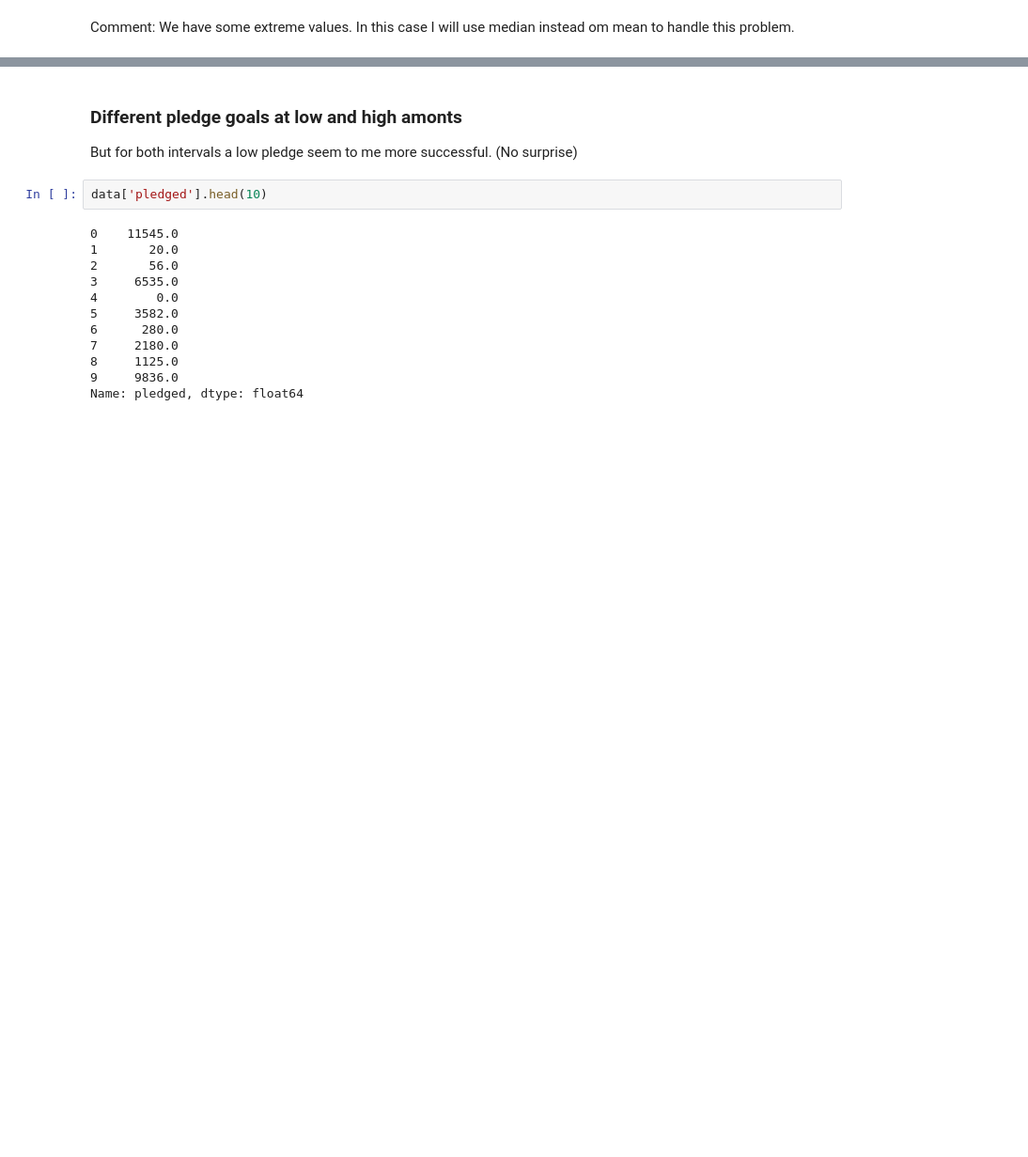
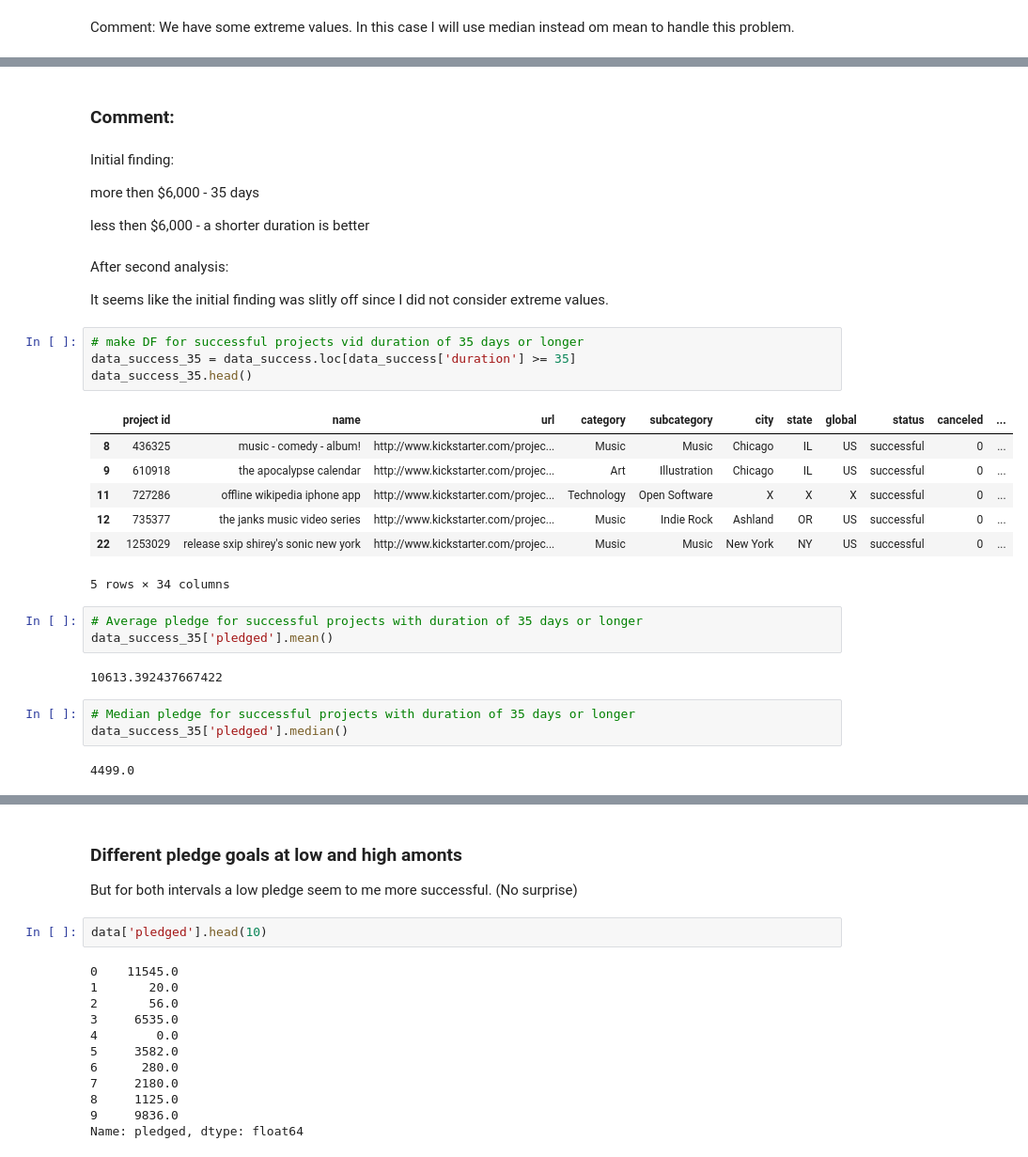
Before and after one commit to yhpf/kickstarter, a Jupyter notebook: kickstarter2.ipynb, the cells around one changed output, grey strips where cells are left out. Shown: that part at 94% size. Drawn from its saved outputs; the diff is of its cells as text; blank space fills up the shorter version.

```diff
--- a/kickstarter2.ipynb
+++ b/kickstarter2.ipynb
@@ -400,0 +430,34 @@ Comment: We have some extreme values. In this case I will use median instead om
+# %% [markdown]
+### Comment:
+# %% [markdown]
+Initial finding:
+
+more then $6,000 - 35 days
+
+less then $6,000 - a shorter duration is better
+# %% [markdown]
+After second analysis:
+
+It seems like the initial finding was slitly off since I did not consider extreme values.
+# %%
+# make DF for successful projects vid duration of 35 days or longer
+data_success_35 = data_success.loc[data_success['duration'] >= 35]
+data_success_35.head()
+# %% [output]
+|  | project id | name | url | category | subcategory | city | state | global | status | canceled | ... |
+| 8 | 436325 | music - comedy - album! | http://www.kickstarter.com/projec... | Music | Music | Chicago | IL | US | successful | 0 | ... |
+| 9 | 610918 | the apocalypse calendar | http://www.kickstarter.com/projec... | Art | Illustration | Chicago | IL | US | successful | 0 | ... |
+| 11 | 727286 | offline wikipedia iphone app | http://www.kickstarter.com/projec... | Technology | Open Software | X | X | X | successful | 0 | ... |
+| 12 | 735377 | the janks music video series | http://www.kickstarter.com/projec... | Music | Indie Rock | Ashland | OR | US | successful | 0 | ... |
+| 22 | 1253029 | release sxip shirey's sonic new york | http://www.kickstarter.com/projec... | Music | Music | New York | NY | US | successful | 0 | ... |
+5 rows × 34 columns
+# %%
+# Average pledge for successful projects with duration of 35 days or longer
+data_success_35['pledged'].mean()
+# %% [output]
+10613.392437667422
+# %%
+# Median pledge for successful projects with duration of 35 days or longer
+data_success_35['pledged'].median()
+# %% [output]
+4499.0
```
Also changed, not shown: parts of 17 cells of this notebook.
